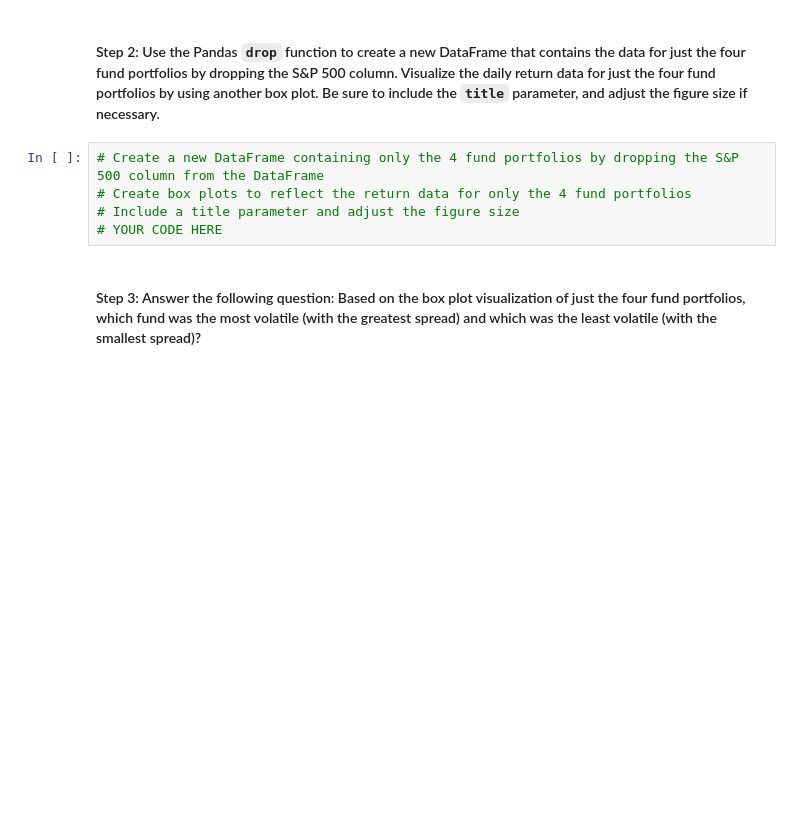
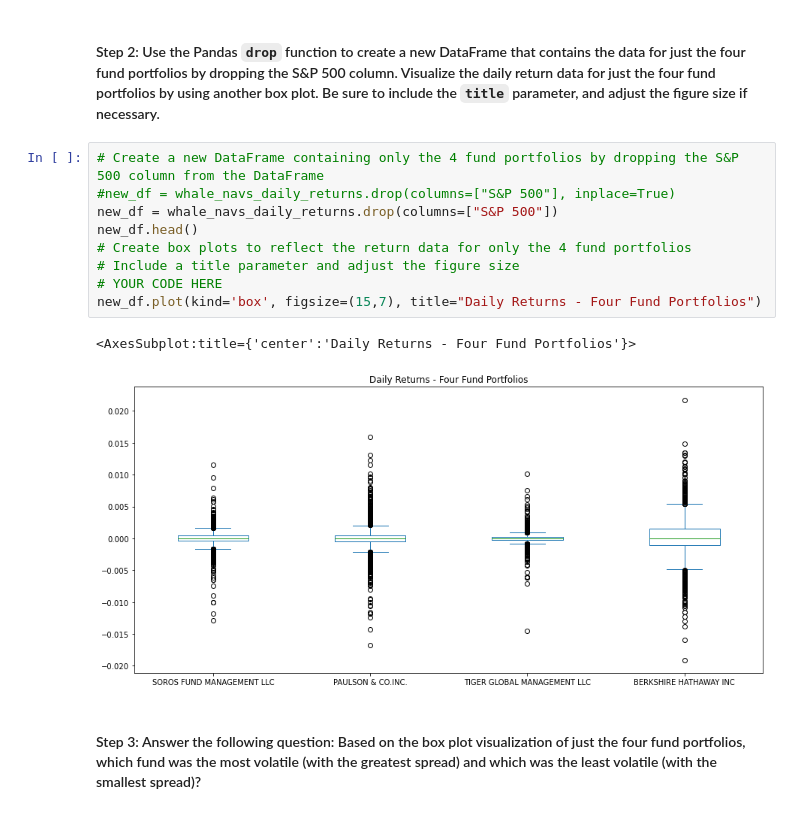
Before and after one commit to paragmb/Module4Challenge, a Jupyter notebook: risk_return_analysis.ipynb, the cells around one changed output. Drawn from its saved outputs; the diff is of its cells as text; blank space fills up the shorter version.

```diff
--- a/risk_return_analysis.ipynb
+++ b/risk_return_analysis.ipynb
@@ -195,9 +215,16 @@ Analyze the volatility of each of the four fund portfolios and of the S&P 500 In
 #### Step 2: Use the Pandas `drop` function to create a new DataFrame that contains the data for just the four fund portfolios by dropping the S&P 500 column. Visualize the daily return data for just the four fund portfolios by using another box plot. Be sure to include the `title` parameter, and adjust the figure size if necessary.
 # %%
 # Create a new DataFrame containing only the 4 fund portfolios by dropping the S&P 500 column from the DataFrame
+#new_df = whale_navs_daily_returns.drop(columns=["S&P 500"], inplace=True)
+new_df = whale_navs_daily_returns.drop(columns=["S&P 500"])
+new_df.head()
 # Create box plots to reflect the return data for only the 4 fund portfolios
 # Include a title parameter and adjust the figure size
 # YOUR CODE HERE
+new_df.plot(kind='box', figsize=(15,7), title="Daily Returns - Four Fund Portfolios")
+# %% [output]
+<AxesSubplot:title={'center':'Daily Returns - Four Fund Portfolios'}>
+[figure, added]
 # %% [markdown]
 #### Step 3: Answer the following question: Based on the box plot visualization of just the four fund portfolios, which fund was the most volatile (with the greatest spread) and which was the least volatile (with the smallest spread)?
 # %% [markdown]
```
Also changed, not shown: parts of 12 cells of this notebook.
